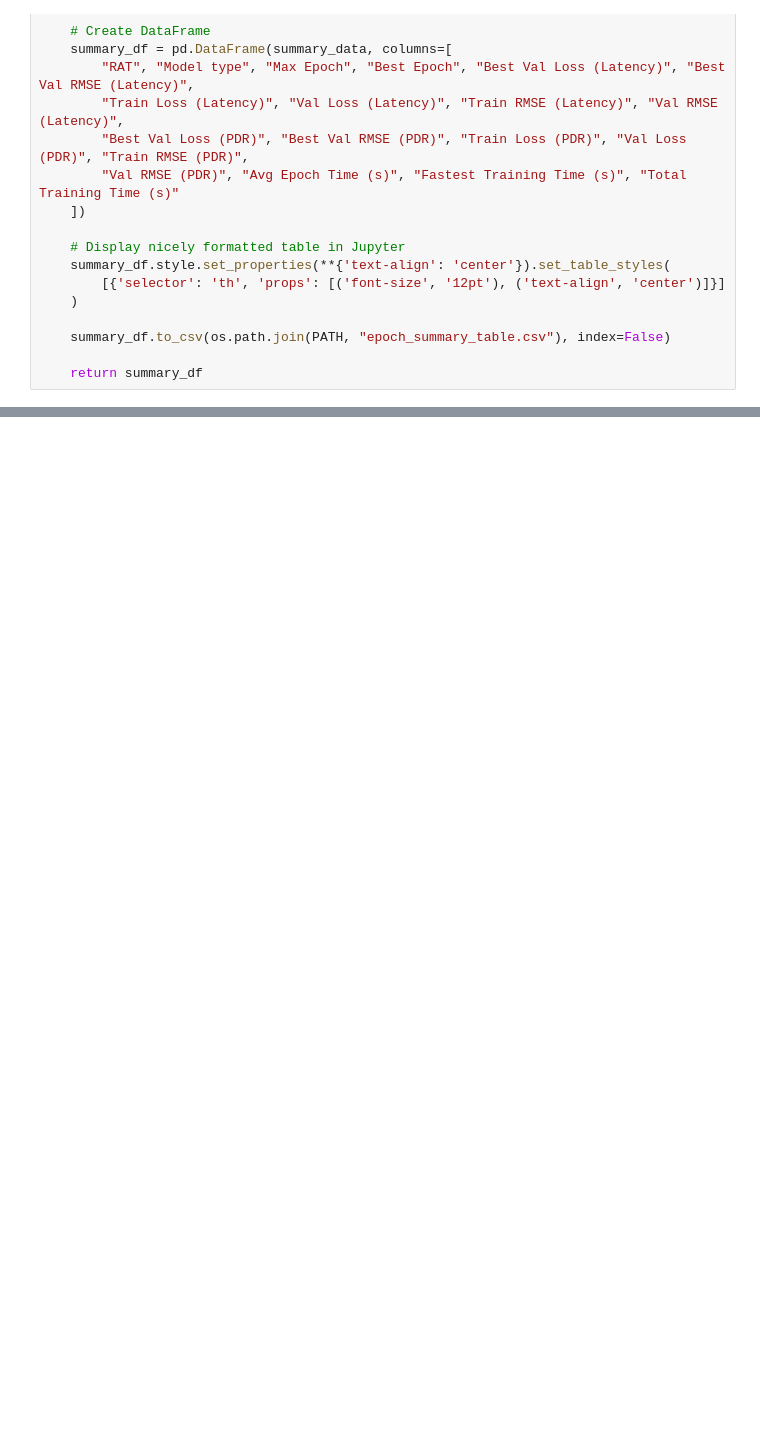
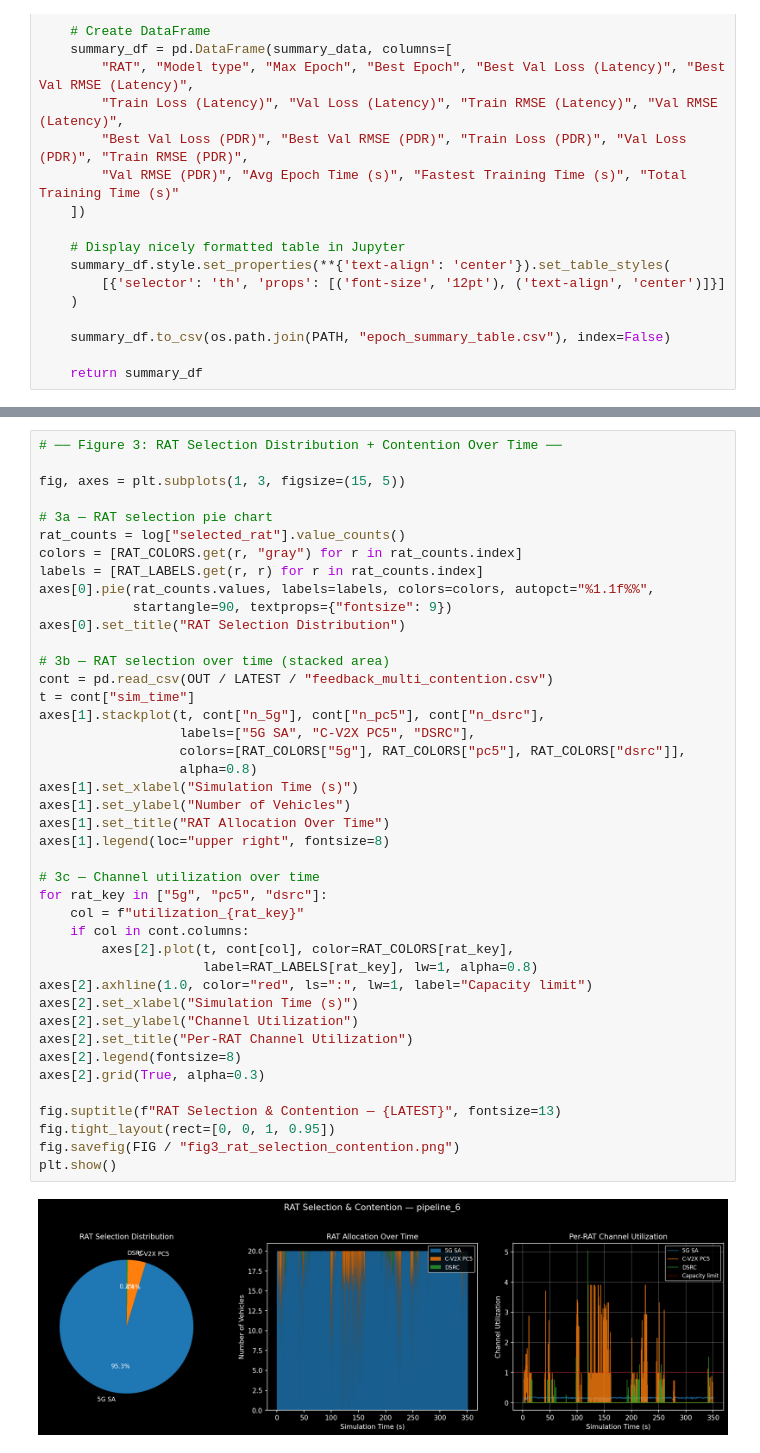
Before and after one commit to lbrehong/v2x-lstm, a Jupyter notebook: lstm/results.ipynb, the cells around one changed output, grey strips where cells are left out. Saved outputs shown, nothing was run; the diff lists cells and outputs as text; blank space fills up the shorter version.

```diff
--- a/lstm/results.ipynb
+++ b/lstm/results.ipynb
@@ -151,0 +266,44 @@ plot_losses(TYPES, RATS)
+# %%
+# ── Figure 3: RAT Selection Distribution + Contention Over Time ──
+
+fig, axes = plt.subplots(1, 3, figsize=(15, 5))
+
+# 3a — RAT selection pie chart
+rat_counts = log["selected_rat"].value_counts()
+colors = [RAT_COLORS.get(r, "gray") for r in rat_counts.index]
+labels = [RAT_LABELS.get(r, r) for r in rat_counts.index]
+axes[0].pie(rat_counts.values, labels=labels, colors=colors, autopct="%1.1f%%",
+            startangle=90, textprops={"fontsize": 9})
+axes[0].set_title("RAT Selection Distribution")
+
+# 3b — RAT selection over time (stacked area)
+cont = pd.read_csv(OUT / LATEST / "feedback_multi_contention.csv")
+t = cont["sim_time"]
+axes[1].stackplot(t, cont["n_5g"], cont["n_pc5"], cont["n_dsrc"],
+                  labels=["5G SA", "C-V2X PC5", "DSRC"],
+                  colors=[RAT_COLORS["5g"], RAT_COLORS["pc5"], RAT_COLORS["dsrc"]],
+                  alpha=0.8)
+axes[1].set_xlabel("Simulation Time (s)")
+axes[1].set_ylabel("Number of Vehicles")
+axes[1].set_title("RAT Allocation Over Time")
+axes[1].legend(loc="upper right", fontsize=8)
+
+# 3c — Channel utilization over time
+for rat_key in ["5g", "pc5", "dsrc"]:
+    col = f"utilization_{rat_key}"
+    if col in cont.columns:
+        axes[2].plot(t, cont[col], color=RAT_COLORS[rat_key],
+                     label=RAT_LABELS[rat_key], lw=1, alpha=0.8)
+axes[2].axhline(1.0, color="red", ls=":", lw=1, label="Capacity limit")
+axes[2].set_xlabel("Simulation Time (s)")
+axes[2].set_ylabel("Channel Utilization")
+axes[2].set_title("Per-RAT Channel Utilization")
+axes[2].legend(fontsize=8)
+axes[2].grid(True, alpha=0.3)
+
+fig.suptitle(f"RAT Selection & Contention — {LATEST}", fontsize=13)
+fig.tight_layout(rect=[0, 0, 1, 0.95])
+fig.savefig(FIG / "fig3_rat_selection_contention.png")
+plt.show()
+# %% [output]
+[figure, added]
```
Also changed, not shown: parts of 22 cells of this notebook, 1 other file.
